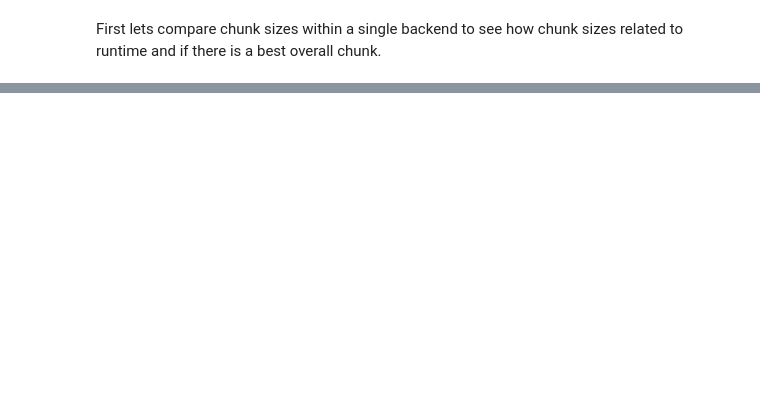
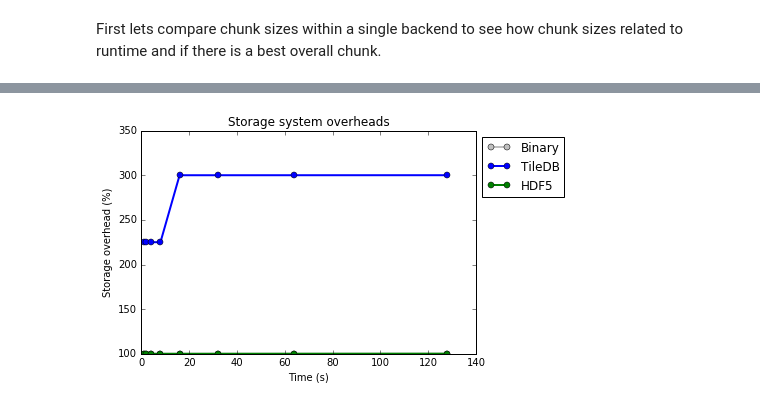
Before and after one commit to joshblum/eeg-toolkit, a Jupyter notebook: experiment-results/storage-experiments.ipynb, the cells around one changed output, grey strips where cells are left out. Saved outputs shown, nothing was run; the diff lists cells and outputs as text; code cells hidden in the pictures; blank space fills up the shorter version.

```diff
--- a/experiment-results/storage-experiments.ipynb
+++ b/experiment-results/storage-experiments.ipynb
@@ -147,0 +147,35 @@ plot_precompute_backends('compute_time')
+# %%
+from get_file_sizes import extract_all
+GB = 1000000000
+BACKEND_NAMES = {
+    'TileDBBackend' : 'TileDB',
+    'HDF5Backend' : 'HDF5',
+    'BinaryBackend' : 'Binary',
+}
+EXPECTED_SIZES = {
+    '1gb': 1*GB,
+    '2gb': 2*GB,
+    '4gb': 4*GB,
+    '8gb': 8*GB,
+    '16gb': 16*GB,
+    '32gb': 32*GB,
+    '64gb': 64*GB,
+    '128gb': 128*GB,
+}
+
+def plot_storage_overhead():
+    file_sizes = extract_all(rootdir='.')
+    points = defaultdict(list)
+
+    for backend_name, pretty_name in BACKEND_NAMES.iteritems():
+        for expected_size, byte_size in EXPECTED_SIZES.iteritems():
+            y = 100 * (file_sizes[backend_name].get(expected_size, 0)/float(byte_size)) # percent overhead
+            x = byte_size / GB # size in GB
+            points[pretty_name].append((x,y))
+
+    title = "Storage system overheads"
+    line_plot(points, BACKEND_COLOR_MAP, title, ylabel='Storage overhead (%)', fixy=False)
+# %%
+plot_storage_overhead()
+# %% [output]
+[figure, added]
```
Also changed, not shown: parts of 10 cells of this notebook, 3 other files.
